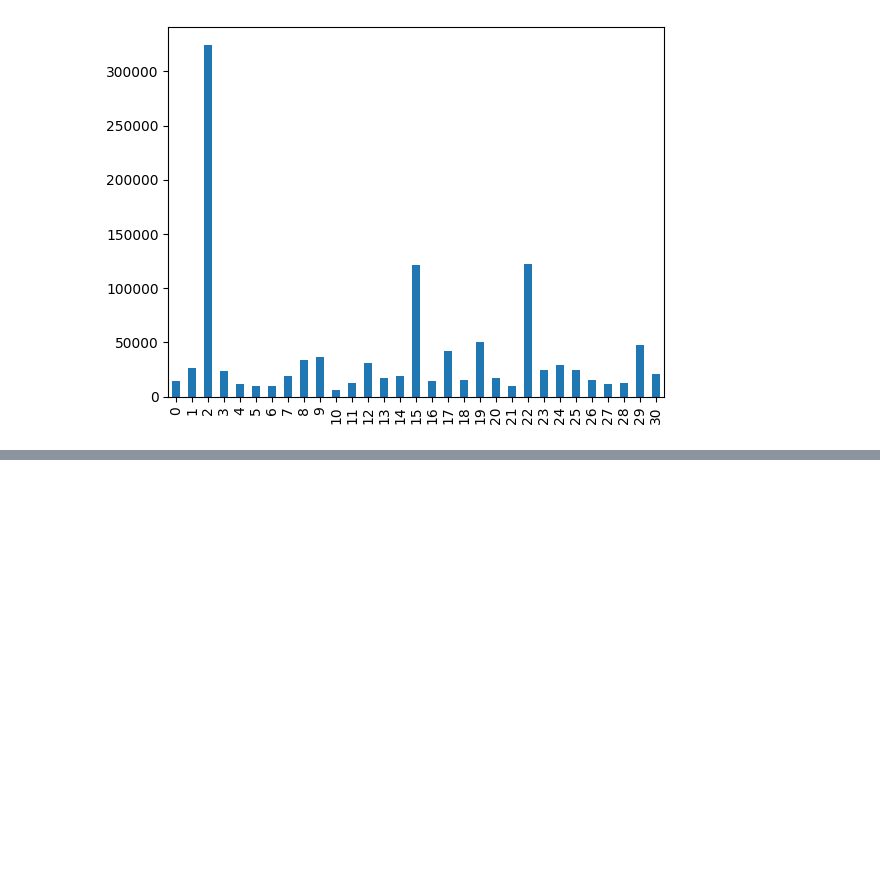
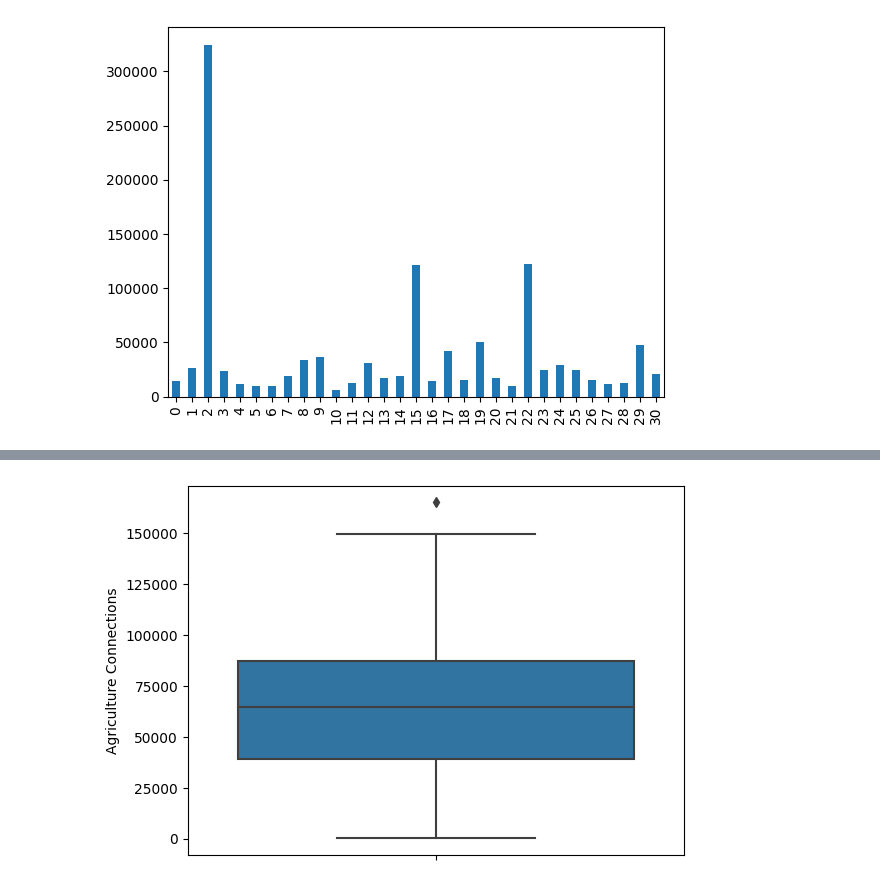
Before and after one commit to mngugi/Code_3_Camp, a Jupyter notebook: electricity-connections.ipynb, the cells around one changed output, grey strips where cells are left out. Saved outputs shown, nothing was run; the diff lists cells and outputs as text; code cells hidden in the pictures; blank space fills up the shorter version.

Commit message:
Kaggle Notebook | Electricity Connections | Version 4

```diff
--- a/electricity-connections.ipynb
+++ b/electricity-connections.ipynb
@@ -117,0 +124,6 @@ dt['Commercial Connections'].plot(kind = 'bar')
+# %%
+
+sns.boxplot(dt, y= 'Agriculture Connections')
+plt.show()
+# %% [output]
+[figure, added]
```
Also changed, not shown: parts of 1 cell of this notebook.
